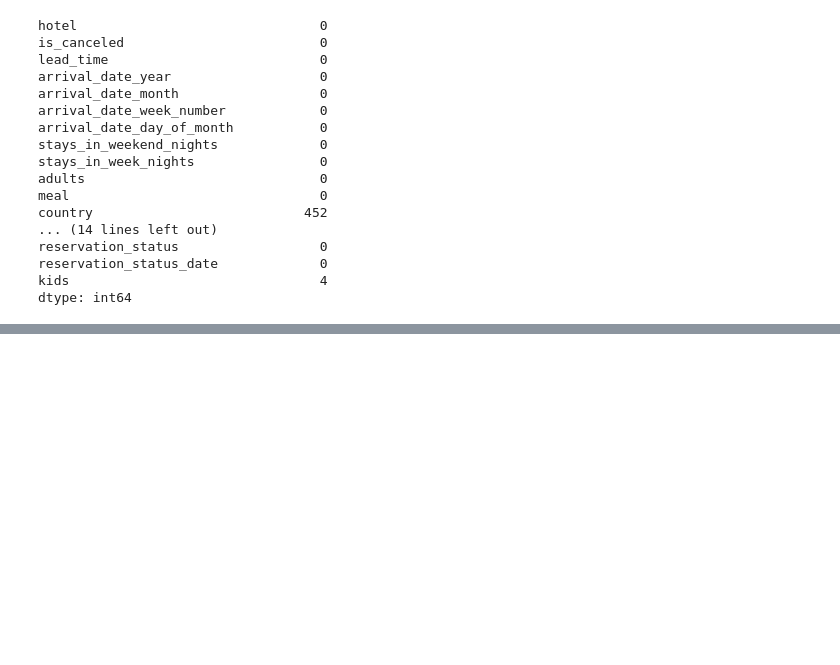
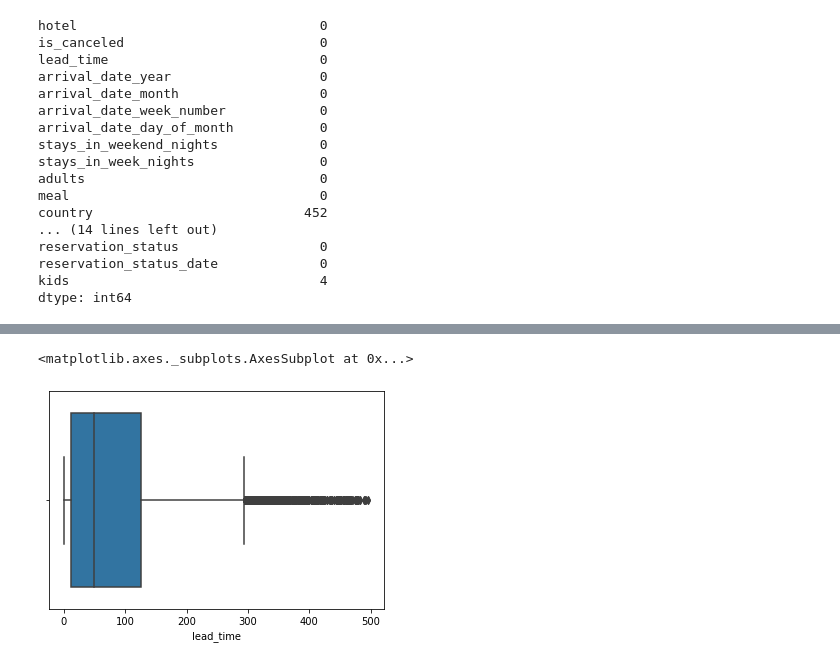
Before and after one commit to armanalam6342/Hotel-Booking-Analysis, a Jupyter notebook: Hotel_Booking_Analysis_Capstone_Project.ipynb, the cells around one changed output, grey strips where cells are left out. Saved outputs shown, nothing was run; the diff lists cells and outputs as text; code cells hidden in the pictures; blank space fills up the shorter version.

```diff
--- a/Hotel_Booking_Analysis_Capstone_Project.ipynb
+++ b/Hotel_Booking_Analysis_Capstone_Project.ipynb
@@ -113,0 +163,7 @@ dtype: int64
+# %%
+#change the value which is greater than 500 to median of lead time column
+df.loc[df['lead_time']>500,'lead_time'] = df.loc[df['lead_time']<500,'lead_time'].median()
+sns.boxplot(df['lead_time'])
+# %% [output]
+<matplotlib.axes._subplots.AxesSubplot at 0x...>
+[figure, added]
```
Also changed, not shown: parts of 17 cells of this notebook.
